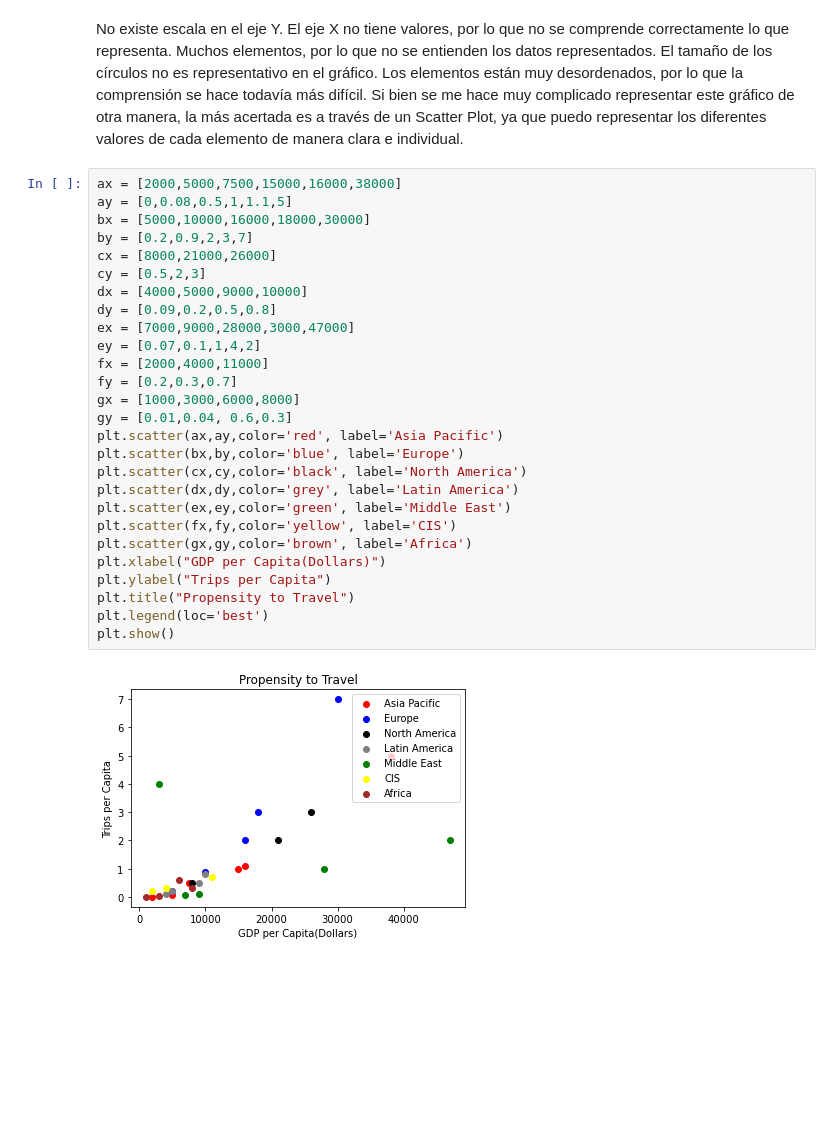
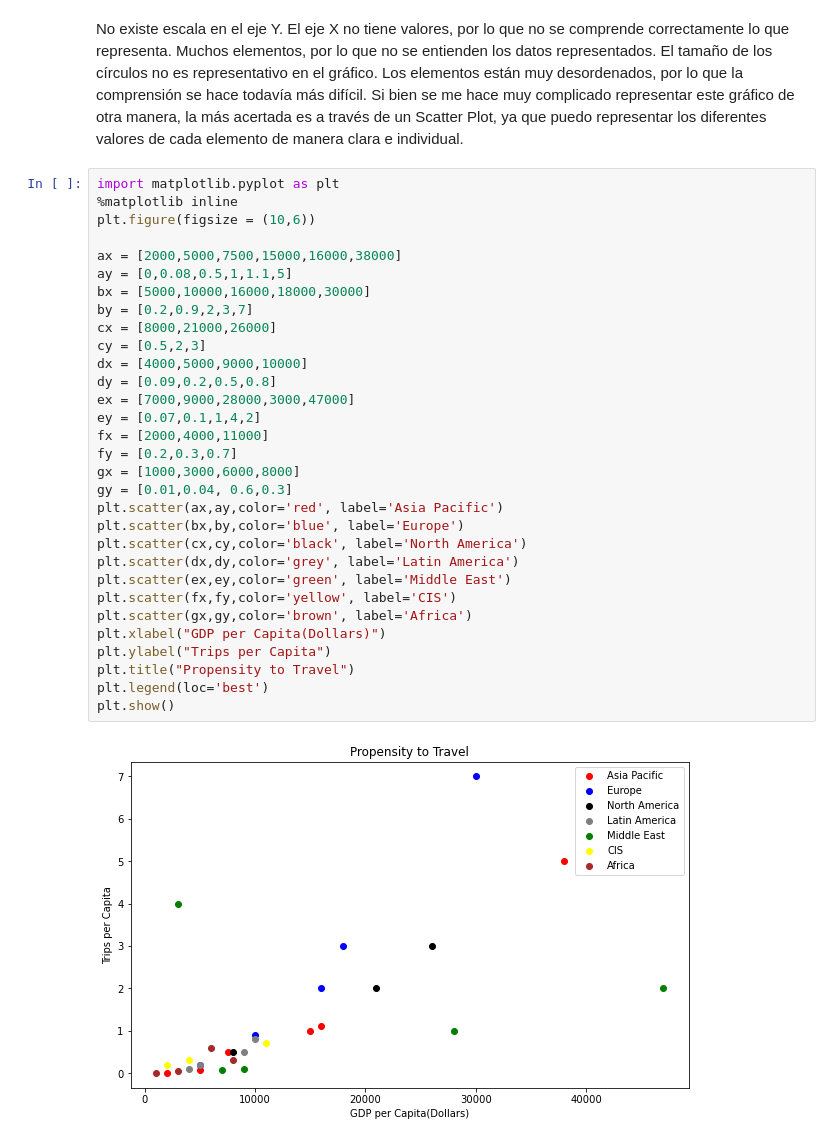
Before and after one commit to Lucas16AR/UM-BDD-II-2021, a Jupyter notebook: TP5.ipynb, the cells around one changed output. Drawn from its saved outputs; the diff is of its cells as text; blank space fills up the shorter version.

```diff
--- a/TP5.ipynb
+++ b/TP5.ipynb
@@ -128,32 +128,36 @@ Muchos elementos, por lo que no se entienden los datos representados.
 El tamaño de los círculos no es representativo en el gráfico.
 Los elementos están muy desordenados, por lo que la comprensión se hace todavía más difícil.
 Si bien se me hace muy complicado representar este gráfico de otra manera, la más acertada es a través de un Scatter Plot, ya que puedo representar los diferentes valores de cada elemento de manera clara e individual.
-# %%
-ax = [2000,5000,7500,15000,16000,38000]
-ay = [0,0.08,0.5,1,1.1,5]
-bx = [5000,10000,16000,18000,30000]
-by = [0.2,0.9,2,3,7]
-cx = [8000,21000,26000]
-cy = [0.5,2,3]
-dx = [4000,5000,9000,10000]
-dy = [0.09,0.2,0.5,0.8]
-ex = [7000,9000,28000,3000,47000]
-ey = [0.07,0.1,1,4,2]
-fx = [2000,4000,11000]
-fy = [0.2,0.3,0.7]
-gx = [1000,3000,6000,8000]
-gy = [0.01,0.04, 0.6,0.3]
-plt.scatter(ax,ay,color='red', label='Asia Pacific')
-plt.scatter(bx,by,color='blue', label='Europe')
-plt.scatter(cx,cy,color='black', label='North America')
-plt.scatter(dx,dy,color='grey', label='Latin America')
-plt.scatter(ex,ey,color='green', label='Middle East')
-plt.scatter(fx,fy,color='yellow', label='CIS')
-plt.scatter(gx,gy,color='brown', label='Africa')
-plt.xlabel("GDP per Capita(Dollars)")
-plt.ylabel("Trips per Capita")
-plt.title("Propensity to Travel")
-plt.legend(loc='best')
-plt.show()
-# %% [output]
-[figure, removed]
+# %%
+import matplotlib.pyplot as plt
+%matplotlib inline
+plt.figure(figsize = (10,6))
+
+ax = [2000,5000,7500,15000,16000,38000]
+ay = [0,0.08,0.5,1,1.1,5]
+bx = [5000,10000,16000,18000,30000]
+by = [0.2,0.9,2,3,7]
+cx = [8000,21000,26000]
+cy = [0.5,2,3]
+dx = [4000,5000,9000,10000]
+dy = [0.09,0.2,0.5,0.8]
+ex = [7000,9000,28000,3000,47000]
+ey = [0.07,0.1,1,4,2]
+fx = [2000,4000,11000]
+fy = [0.2,0.3,0.7]
+gx = [1000,3000,6000,8000]
+gy = [0.01,0.04, 0.6,0.3]
+plt.scatter(ax,ay,color='red', label='Asia Pacific')
+plt.scatter(bx,by,color='blue', label='Europe')
+plt.scatter(cx,cy,color='black', label='North America')
+plt.scatter(dx,dy,color='grey', label='Latin America')
+plt.scatter(ex,ey,color='green', label='Middle East')
+plt.scatter(fx,fy,color='yellow', label='CIS')
+plt.scatter(gx,gy,color='brown', label='Africa')
+plt.xlabel("GDP per Capita(Dollars)")
+plt.ylabel("Trips per Capita")
+plt.title("Propensity to Travel")
+plt.legend(loc='best')
+plt.show()
+# %% [output]
+[figure, added]
```
Also changed, not shown: parts of 9 cells of this notebook.
